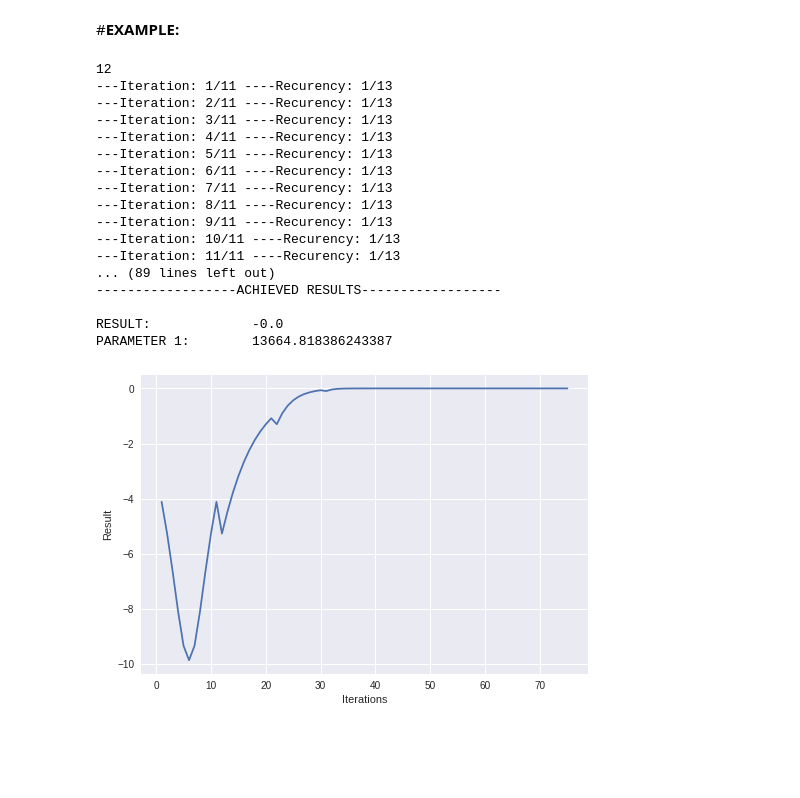
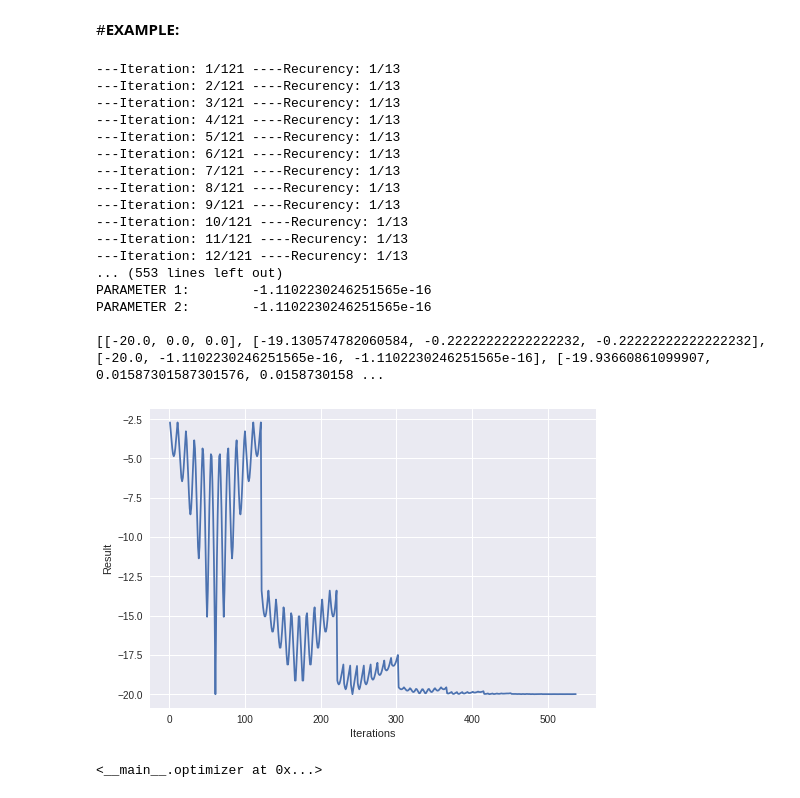
Before and after one commit to seraffin/FailOmen, a Jupyter notebook: Wojtek/OPTIMIZER.ipynb, the cells around one changed output. Drawn from its saved outputs; the diff is of its cells as text; code cells hidden in the pictures; blank space fills up the shorter version.

```diff
--- a/Wojtek/OPTIMIZER.ipynb
+++ b/Wojtek/OPTIMIZER.ipynb
@@ -299,28 +317,31 @@ def optimizer(func, steps, minMax1, minMax2=False, split = 4, reduceSplit = Fals
 # %% [markdown]
 #**EXAMPLE:**
 # %%
+import math
+
 def exampleFunction(x, y = 5):
   import math
   return ((-20)* math.exp((((0.5*(x**2 + y**2))**0.5)*(-0.2))))
 
 
-optimizer(exampleFunction, 12 , [-10,10], minMax2=False,  split = 10, reduceSplit = True, searchMaximum = True)
+optimizer(exampleFunction, 12 , [-10,10], minMax2=[-10, 10],  split = 10, reduceSplit = True, searchMaximum = False)
 # %% [output]
-12
----Iteration: 1/11 ----Recurency: 1/13
----Iteration: 2/11 ----Recurency: 1/13
----Iteration: 3/11 ----Recurency: 1/13
----Iteration: 4/11 ----Recurency: 1/13
----Iteration: 5/11 ----Recurency: 1/13
----Iteration: 6/11 ----Recurency: 1/13
----Iteration: 7/11 ----Recurency: 1/13
----Iteration: 8/11 ----Recurency: 1/13
----Iteration: 9/11 ----Recurency: 1/13
----Iteration: 10/11 ----Recurency: 1/13
----Iteration: 11/11 ----Recurency: 1/13
-... (89 lines left out)
-------------------ACHIEVED RESULTS------------------
+---Iteration: 1/121 ----Recurency: 1/13
+---Iteration: 2/121 ----Recurency: 1/13
+---Iteration: 3/121 ----Recurency: 1/13
+---Iteration: 4/121 ----Recurency: 1/13
+---Iteration: 5/121 ----Recurency: 1/13
+---Iteration: 6/121 ----Recurency: 1/13
+---Iteration: 7/121 ----Recurency: 1/13
+---Iteration: 8/121 ----Recurency: 1/13
+---Iteration: 9/121 ----Recurency: 1/13
+---Iteration: 10/121 ----Recurency: 1/13
+---Iteration: 11/121 ----Recurency: 1/13
+---Iteration: 12/121 ----Recurency: 1/13
+... (553 lines left out)
+PARAMETER 1:        -1.1102230246251565e-16
+PARAMETER 2:        -1.1102230246251565e-16
 
-RESULT:             -0.0
-PARAMETER 1:        13664.818386243387
+[[-20.0, 0.0, 0.0], [-19.130574782060584, -0.22222222222222232, -0.22222222222222232], [-20.0, -1.1102230246251565e-16, -1.1102230246251565e-16], [-19.93660861099907, 0.01587301587301576, 0.0158730158 ...
-[figure, old version]
+[figure, new version]
+<__main__.optimizer at 0x...>
```
Also changed, not shown: parts of 1 cell of this notebook.
